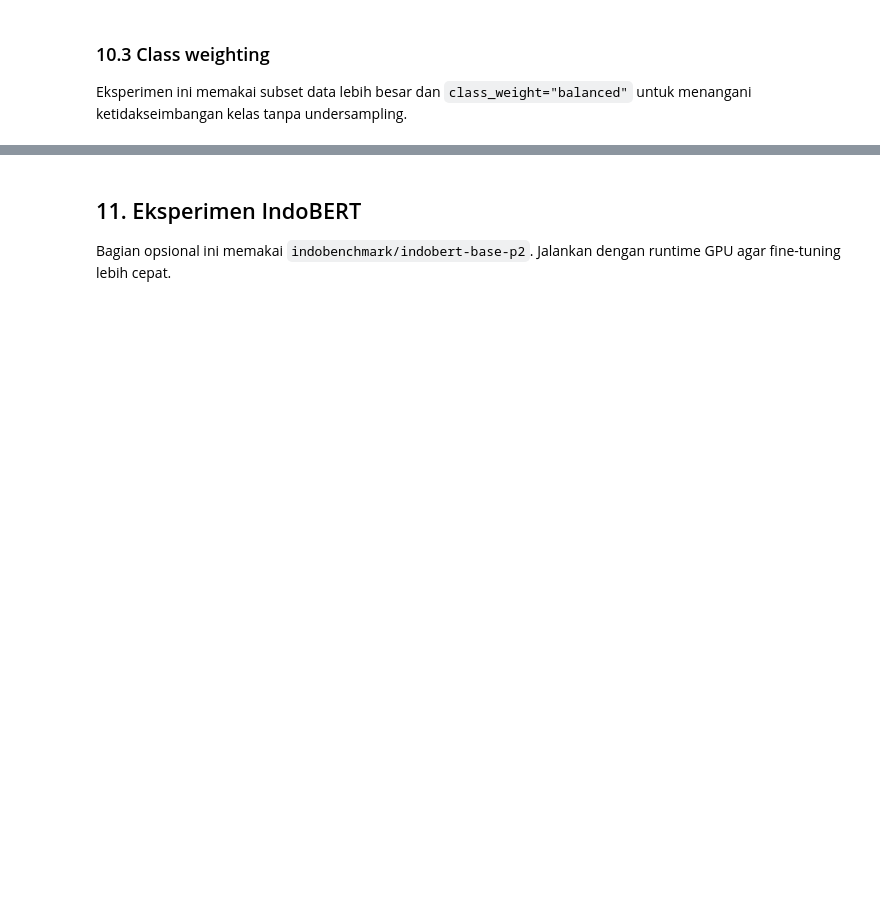
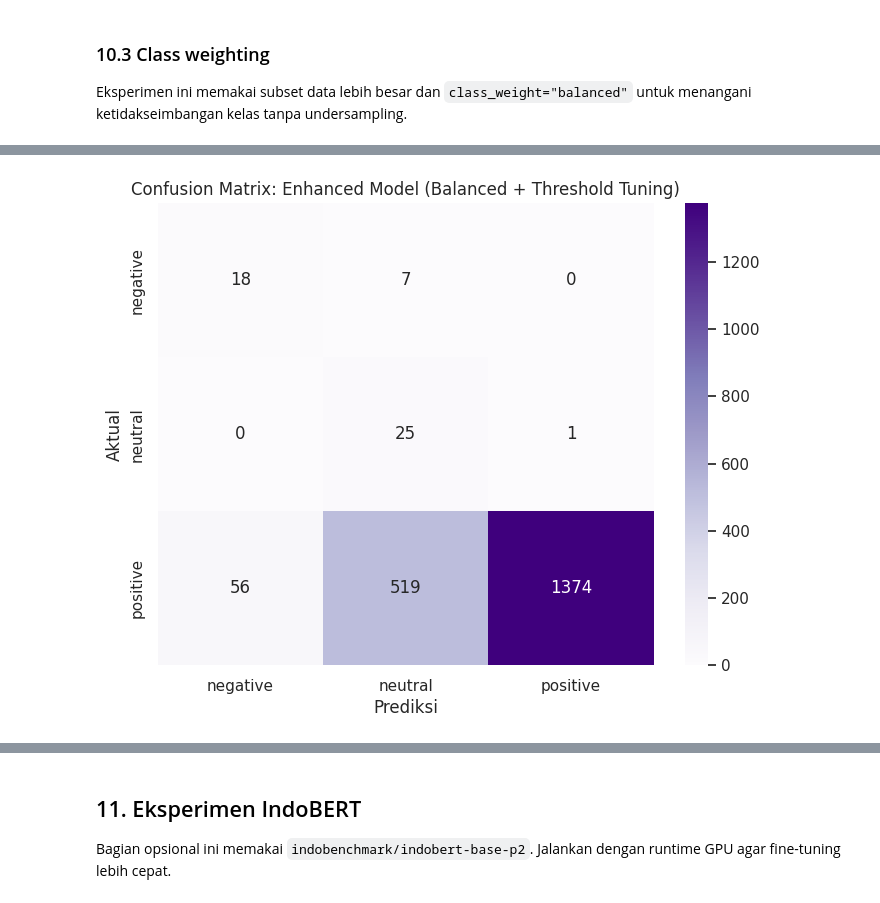
Before and after one commit to LuqmanSyah/tokopedia-review-sentiment, a Jupyter notebook: tokopedia_review_sentimen.ipynb, the cells around one changed output, grey strips where cells are left out. Drawn from its saved outputs; the diff is of its cells as text; code cells hidden in the pictures; blank space fills up the shorter version.

```diff
--- a/tokopedia_review_sentimen.ipynb
+++ b/tokopedia_review_sentimen.ipynb
@@ -388,0 +593,18 @@ print(
+# %%
+cm_enhanced = confusion_matrix(y_test_large, y_pred_tuned, labels=LABELS)
+
+plt.figure(figsize=(8, 6))
+sns.heatmap(
+    cm_enhanced,
+    annot=True,
+    fmt="d",
+    cmap="Purples",
+    xticklabels=LABELS,
+    yticklabels=LABELS,
+)
+plt.xlabel("Prediksi")
+plt.ylabel("Aktual")
+plt.title("Confusion Matrix: Enhanced Model (Balanced + Threshold Tuning)")
+plt.show()
+# %% [output]
+[figure, added]
```
Also changed, not shown: parts of 29 cells of this notebook.
